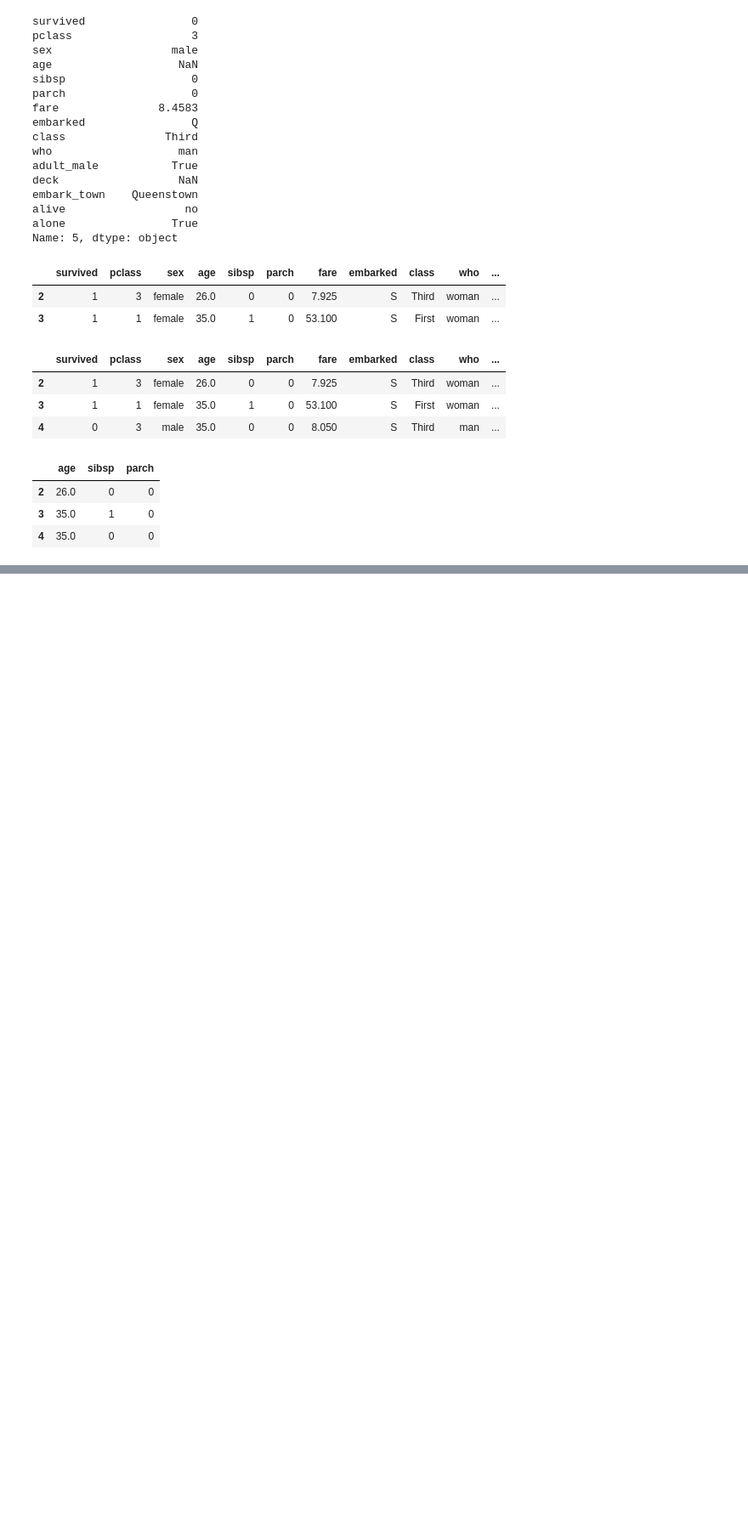
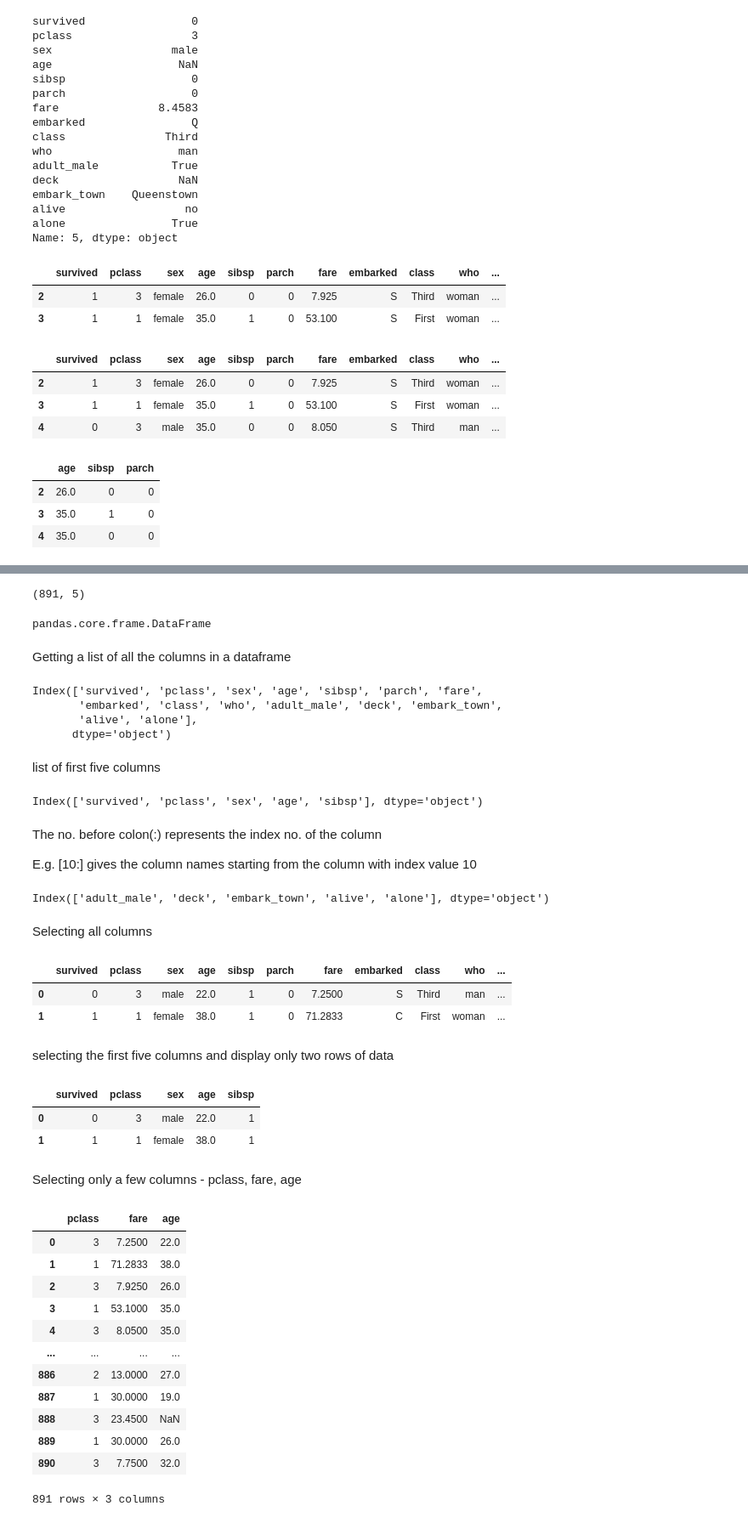
Before and after one commit to Tahan402/Tahan402, a Jupyter notebook: Pandas.ipynb, the cells around one changed output, grey strips where cells are left out. Shown at 85% size. Drawn from its saved outputs; the diff is of its cells as text; code cells hidden in the pictures; blank space fills up the shorter version.

Commit message:
pandas-2

```diff
--- a/Pandas.ipynb
+++ b/Pandas.ipynb
@@ -273,0 +389,65 @@ titanic_data.iloc[2:5,3:6]
+# %%
+selected_df.shape
+# %% [output]
+(891, 5)
+# %%
+type(selected_df)
+# %% [output]
+pandas.core.frame.DataFrame
+# %% [markdown]
+Getting a list of all the columns in a dataframe
+# %%
+titanic_data.columns
+# %% [output]
+Index(['survived', 'pclass', 'sex', 'age', 'sibsp', 'parch', 'fare',
+       'embarked', 'class', 'who', 'adult_male', 'deck', 'embark_town',
+       'alive', 'alone'],
+      dtype='object')
+# %% [markdown]
+list of first five columns
+# %%
+titanic_data.columns[:5]
+# %% [output]
+Index(['survived', 'pclass', 'sex', 'age', 'sibsp'], dtype='object')
+# %% [markdown]
+The no. before colon(:) represents the index no. of the column
+
+E.g. [10:] gives the column names starting from the column with index value 10
+# %%
+titanic_data.columns[10:]
+# %% [output]
+Index(['adult_male', 'deck', 'embark_town', 'alive', 'alone'], dtype='object')
+# %% [markdown]
+Selecting all columns
+# %%
+titanic_data[titanic_data.columns].head(2)
+# %% [output]
+|  | survived | pclass | sex | age | sibsp | parch | fare | embarked | class | who | ... |
+| 0 | 0 | 3 | male | 22.0 | 1 | 0 | 7.2500 | S | Third | man | ... |
+| 1 | 1 | 1 | female | 38.0 | 1 | 0 | 71.2833 | C | First | woman | ... |
+# %% [markdown]
+selecting the first five columns and display only two rows of data
+# %%
+titanic_data[titanic_data.columns[:5]].head(2)
+# %% [output]
+|  | survived | pclass | sex | age | sibsp |
+| 0 | 0 | 3 | male | 22.0 | 1 |
+| 1 | 1 | 1 | female | 38.0 | 1 |
+# %% [markdown]
+Selecting only a few columns  - pclass, fare, age
+# %%
+titanic_data[['pclass','fare','age']]
+# %% [output]
+|  | pclass | fare | age |
+| 0 | 3 | 7.2500 | 22.0 |
+| 1 | 1 | 71.2833 | 38.0 |
+| 2 | 3 | 7.9250 | 26.0 |
+| 3 | 1 | 53.1000 | 35.0 |
+| 4 | 3 | 8.0500 | 35.0 |
+| ... | ... | ... | ... |
+| 886 | 2 | 13.0000 | 27.0 |
+| 887 | 1 | 30.0000 | 19.0 |
+| 888 | 3 | 23.4500 | NaN |
+| 889 | 1 | 30.0000 | 26.0 |
+| 890 | 3 | 7.7500 | 32.0 |
+891 rows × 3 columns
```
Also changed, not shown: parts of 30 cells of this notebook.
